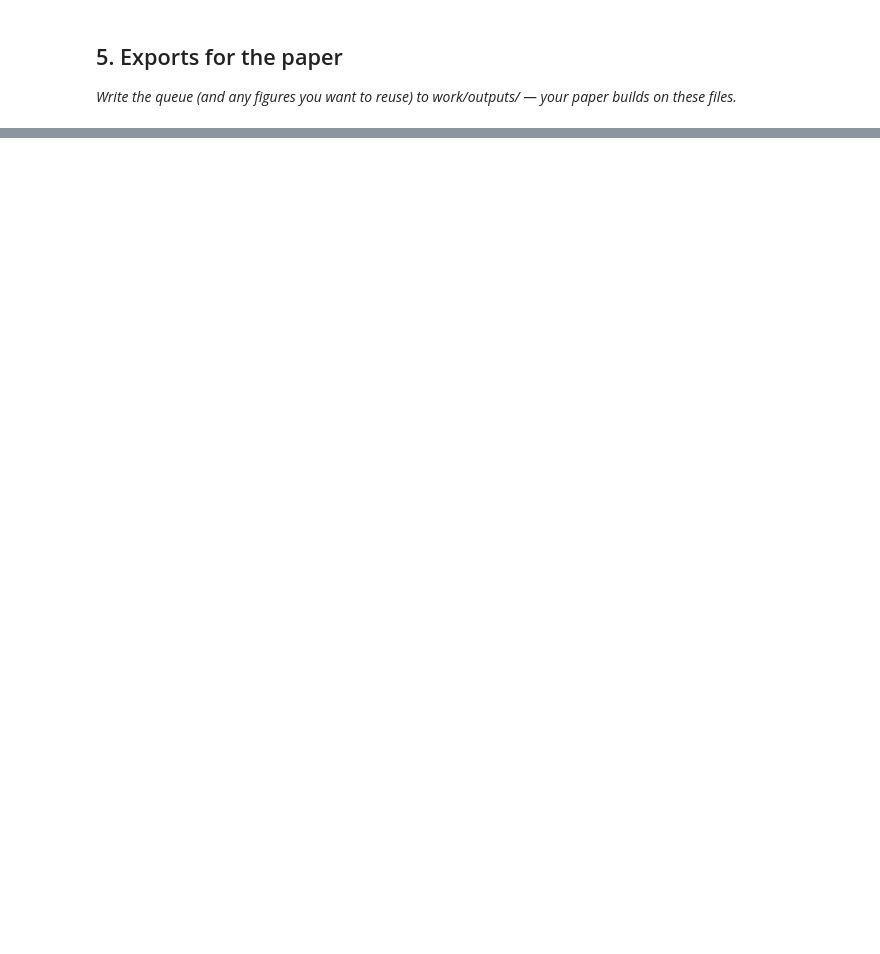
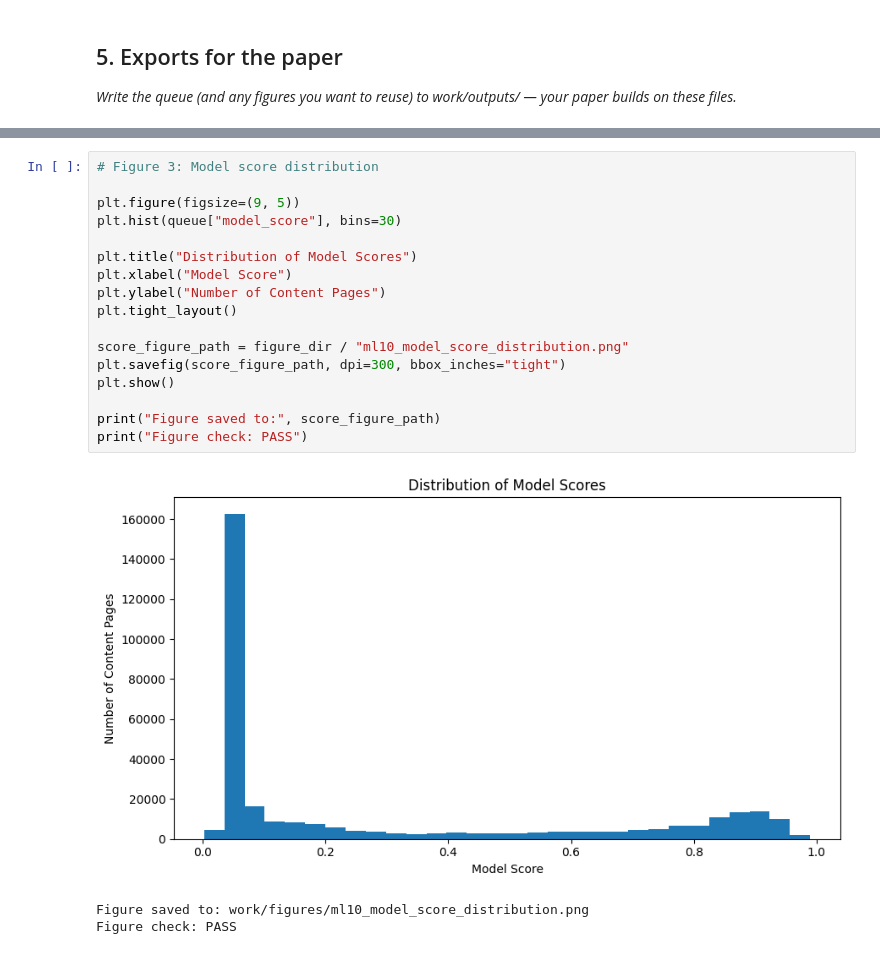
Before and after one commit to shefiramarizcha62-sudo/flyrank-ml-portfolio, a Jupyter notebook: work/notebooks/w07_action_playbook.ipynb, the cells around one changed output, grey strips where cells are left out. Saved outputs shown, nothing was run; the diff lists cells and outputs as text; blank space fills up the shorter version.

```diff
--- a/work/notebooks/w07_action_playbook.ipynb
+++ b/work/notebooks/w07_action_playbook.ipynb
@@ -43,0 +764,21 @@ This skeleton is yours to fill. Work the sections **in order** — each one has
+# %%
+# Figure 3: Model score distribution
+
+plt.figure(figsize=(9, 5))
+plt.hist(queue["model_score"], bins=30)
+
+plt.title("Distribution of Model Scores")
+plt.xlabel("Model Score")
+plt.ylabel("Number of Content Pages")
+plt.tight_layout()
+
+score_figure_path = figure_dir / "ml10_model_score_distribution.png"
+plt.savefig(score_figure_path, dpi=300, bbox_inches="tight")
+plt.show()
+
+print("Figure saved to:", score_figure_path)
+print("Figure check: PASS")
+# %% [output]
+[figure, added]
+Figure saved to: work/figures/ml10_model_score_distribution.png
+Figure check: PASS
```
Also changed, not shown: parts of 22 cells of this notebook.
